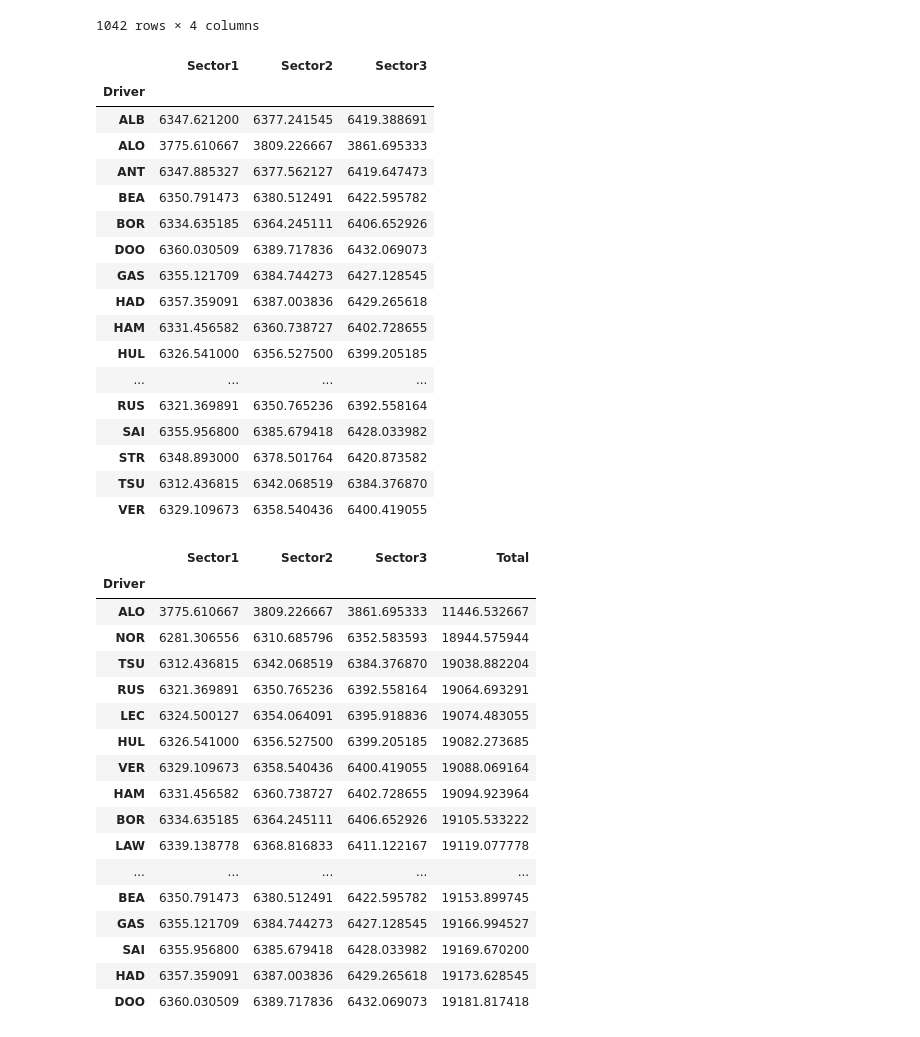
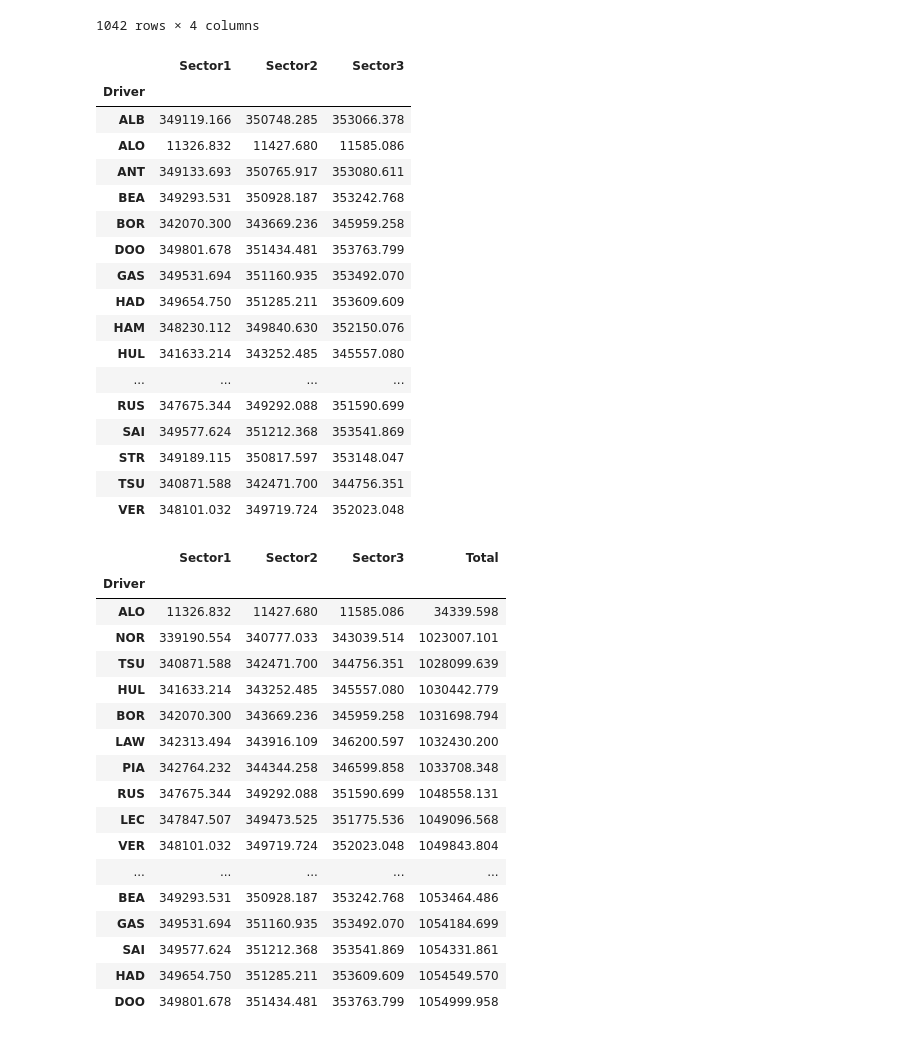
Before and after one commit to josep-audenis/f1-predictions, a Jupyter notebook: notebooks/prediction_exploration.ipynb, the cells around one changed output. Drawn from its saved outputs; the diff is of its cells as text; code cells hidden in the pictures.

```diff
--- a/notebooks/prediction_exploration.ipynb
+++ b/notebooks/prediction_exploration.ipynb
@@ -108,27 +108,27 @@ times
 | 1064 | GAS | 8994.288 | 9023.350 | 9065.390 |
 1042 rows × 4 columns
 # %%
-times = times.groupby(["Driver"]).mean()
+times = times.groupby(["Driver"]).sum()
 times
 # %% [output]
 |  | Sector1 | Sector2 | Sector3 |
 | Driver |  |  |  |
-| ALB | 6347.621200 | 6377.241545 | 6419.388691 |
-| ALO | 3775.610667 | 3809.226667 | 3861.695333 |
-| ANT | 6347.885327 | 6377.562127 | 6419.647473 |
-| BEA | 6350.791473 | 6380.512491 | 6422.595782 |
-| BOR | 6334.635185 | 6364.245111 | 6406.652926 |
-| DOO | 6360.030509 | 6389.717836 | 6432.069073 |
-| GAS | 6355.121709 | 6384.744273 | 6427.128545 |
-| HAD | 6357.359091 | 6387.003836 | 6429.265618 |
-| HAM | 6331.456582 | 6360.738727 | 6402.728655 |
-| HUL | 6326.541000 | 6356.527500 | 6399.205185 |
+| ALB | 349119.166 | 350748.285 | 353066.378 |
+| ALO | 11326.832 | 11427.680 | 11585.086 |
+| ANT | 349133.693 | 350765.917 | 353080.611 |
+| BEA | 349293.531 | 350928.187 | 353242.768 |
+| BOR | 342070.300 | 343669.236 | 345959.258 |
+| DOO | 349801.678 | 351434.481 | 353763.799 |
+| GAS | 349531.694 | 351160.935 | 353492.070 |
+| HAD | 349654.750 | 351285.211 | 353609.609 |
+| HAM | 348230.112 | 349840.630 | 352150.076 |
+| HUL | 341633.214 | 343252.485 | 345557.080 |
 | ... | ... | ... | ... |
-| RUS | 6321.369891 | 6350.765236 | 6392.558164 |
-| SAI | 6355.956800 | 6385.679418 | 6428.033982 |
-| STR | 6348.893000 | 6378.501764 | 6420.873582 |
-| TSU | 6312.436815 | 6342.068519 | 6384.376870 |
-| VER | 6329.109673 | 6358.540436 | 6400.419055 |
+| RUS | 347675.344 | 349292.088 | 351590.699 |
+| SAI | 349577.624 | 351212.368 | 353541.869 |
+| STR | 349189.115 | 350817.597 | 353148.047 |
+| TSU | 340871.588 | 342471.700 | 344756.351 |
+| VER | 348101.032 | 349719.724 | 352023.048 |
 # %%
 times["Total"] = times["Sector1"] + times["Sector2"] +times["Sector3"]
 # %%
@@ -136,20 +136,20 @@ times.sort_values(by="Total")
 # %% [output]
 |  | Sector1 | Sector2 | Sector3 | Total |
 | Driver |  |  |  |  |
-| ALO | 3775.610667 | 3809.226667 | 3861.695333 | 11446.532667 |
-| NOR | 6281.306556 | 6310.685796 | 6352.583593 | 18944.575944 |
-| TSU | 6312.436815 | 6342.068519 | 6384.376870 | 19038.882204 |
-| RUS | 6321.369891 | 6350.765236 | 6392.558164 | 19064.693291 |
-| LEC | 6324.500127 | 6354.064091 | 6395.918836 | 19074.483055 |
-| HUL | 6326.541000 | 6356.527500 | 6399.205185 | 19082.273685 |
-| VER | 6329.109673 | 6358.540436 | 6400.419055 | 19088.069164 |
-| HAM | 6331.456582 | 6360.738727 | 6402.728655 | 19094.923964 |
-| BOR | 6334.635185 | 6364.245111 | 6406.652926 | 19105.533222 |
-| LAW | 6339.138778 | 6368.816833 | 6411.122167 | 19119.077778 |
+| ALO | 11326.832 | 11427.680 | 11585.086 | 34339.598 |
+| NOR | 339190.554 | 340777.033 | 343039.514 | 1023007.101 |
+| TSU | 340871.588 | 342471.700 | 344756.351 | 1028099.639 |
+| HUL | 341633.214 | 343252.485 | 345557.080 | 1030442.779 |
+| BOR | 342070.300 | 343669.236 | 345959.258 | 1031698.794 |
+| LAW | 342313.494 | 343916.109 | 346200.597 | 1032430.200 |
+| PIA | 342764.232 | 344344.258 | 346599.858 | 1033708.348 |
+| RUS | 347675.344 | 349292.088 | 351590.699 | 1048558.131 |
+| LEC | 347847.507 | 349473.525 | 351775.536 | 1049096.568 |
+| VER | 348101.032 | 349719.724 | 352023.048 | 1049843.804 |
 | ... | ... | ... | ... | ... |
-| BEA | 6350.791473 | 6380.512491 | 6422.595782 | 19153.899745 |
-| GAS | 6355.121709 | 6384.744273 | 6427.128545 | 19166.994527 |
-| SAI | 6355.956800 | 6385.679418 | 6428.033982 | 19169.670200 |
-| HAD | 6357.359091 | 6387.003836 | 6429.265618 | 19173.628545 |
-| DOO | 6360.030509 | 6389.717836 | 6432.069073 | 19181.817418 |
+| BEA | 349293.531 | 350928.187 | 353242.768 | 1053464.486 |
+| GAS | 349531.694 | 351160.935 | 353492.070 | 1054184.699 |
+| SAI | 349577.624 | 351212.368 | 353541.869 | 1054331.861 |
+| HAD | 349654.750 | 351285.211 | 353609.609 | 1054549.570 |
+| DOO | 349801.678 | 351434.481 | 353763.799 | 1054999.958 |
 # %%
```
Also changed, not shown: parts of 2 cells of this notebook, 4 other files.
